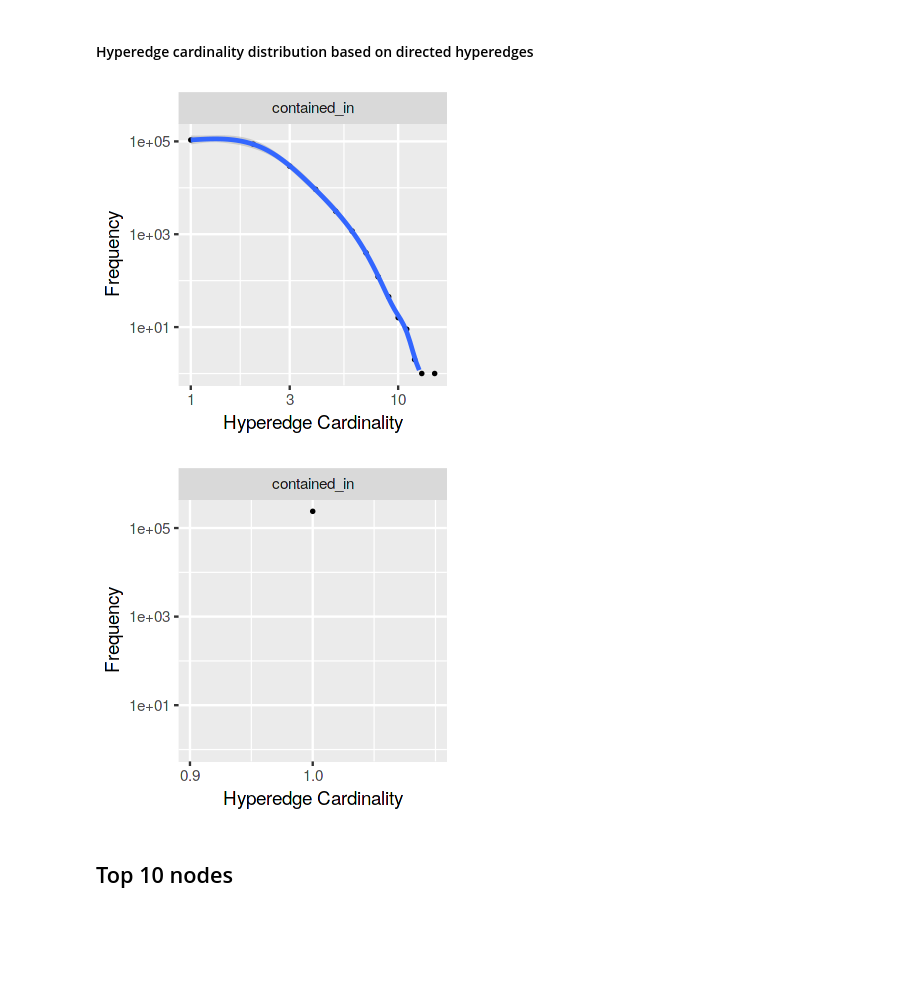
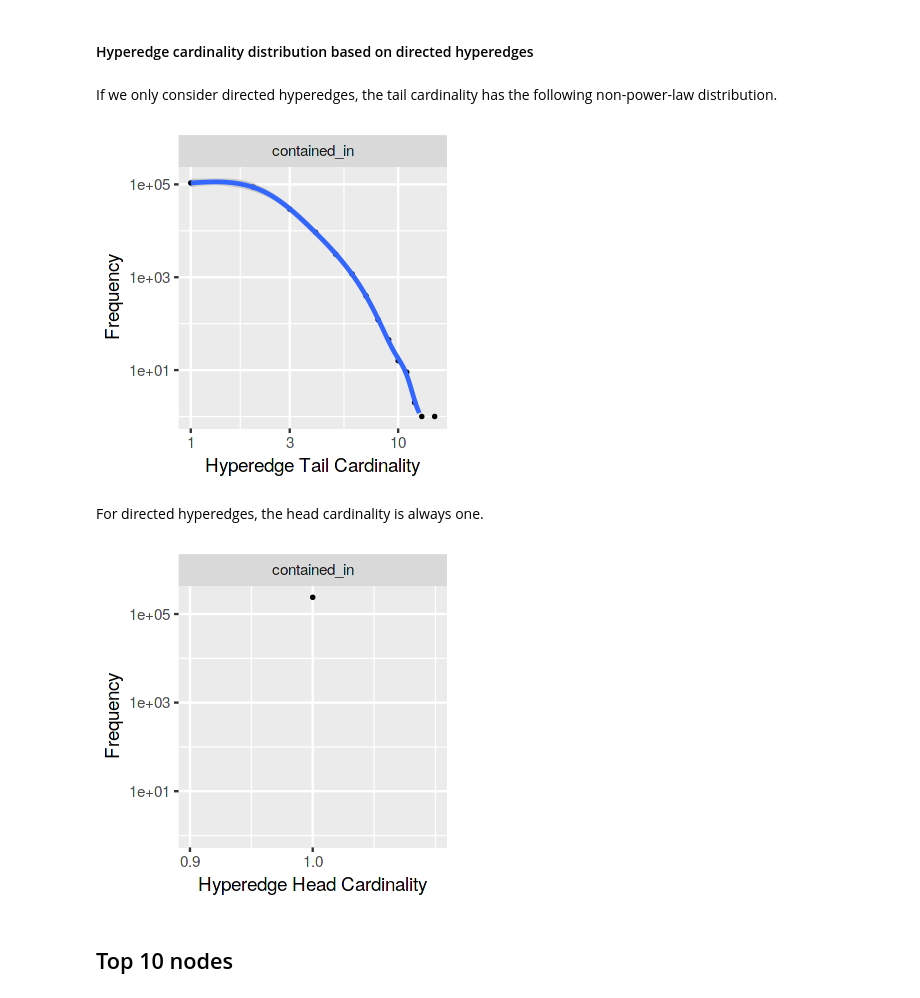
Before and after one commit to feup-infolab/army-ant, a Jupyter notebook: notebooks/hypergraph_of_entity/hypergraph_of_entity.ipynb, the cells around one changed output. Cells and saved outputs as stored; diff of their text form; code cells hidden in the pictures; blank space fills up the shorter version.

```diff
--- a/notebooks/hypergraph_of_entity/hypergraph_of_entity.ipynb
+++ b/notebooks/hypergraph_of_entity/hypergraph_of_entity.ipynb
@@ -180,20 +189,24 @@ plot_degree_per_type(edge_cardinality, "Hyperedge Cardinality", "cardinality") +
 [figure]
 # %% [markdown]
 #### Hyperedge cardinality distribution based on directed hyperedges
+# %% [markdown]
+If we only consider directed hyperedges, the tail cardinality has the following non-power-law distribution.
 # %%
 options(repr.plot.width=3, repr.plot.height=3)
 plot_degree_per_type(edge_cardinality[edge_cardinality$type == "contained_in", ],
-                     "Hyperedge Cardinality", "tail_cardinality") +
+                     "Hyperedge Tail Cardinality", "tail_cardinality") +
     stat_smooth(method = "gam", formula = y ~ s(x, bs = "cs"))
 # %% [output]
-[figure, old version]
+[figure, new version]
+# %% [markdown]
+For directed hyperedges, the head cardinality is always one.
 # %%
 options(repr.plot.width=3, repr.plot.height=3)
 plot_degree_per_type(edge_cardinality[edge_cardinality$type == "contained_in", ],
-                     "Hyperedge Cardinality", "head_cardinality") +
+                     "Hyperedge Head Cardinality", "head_cardinality") +
     stat_smooth(method = "gam", formula = y ~ s(x, bs = "cs"))
 # %% [output]
-[figure, old version]
+[figure, new version]
 # %% [markdown]
 ## Top 10 nodes
 # %% [markdown]
```
Also changed, not shown: parts of 26 cells of this notebook.
